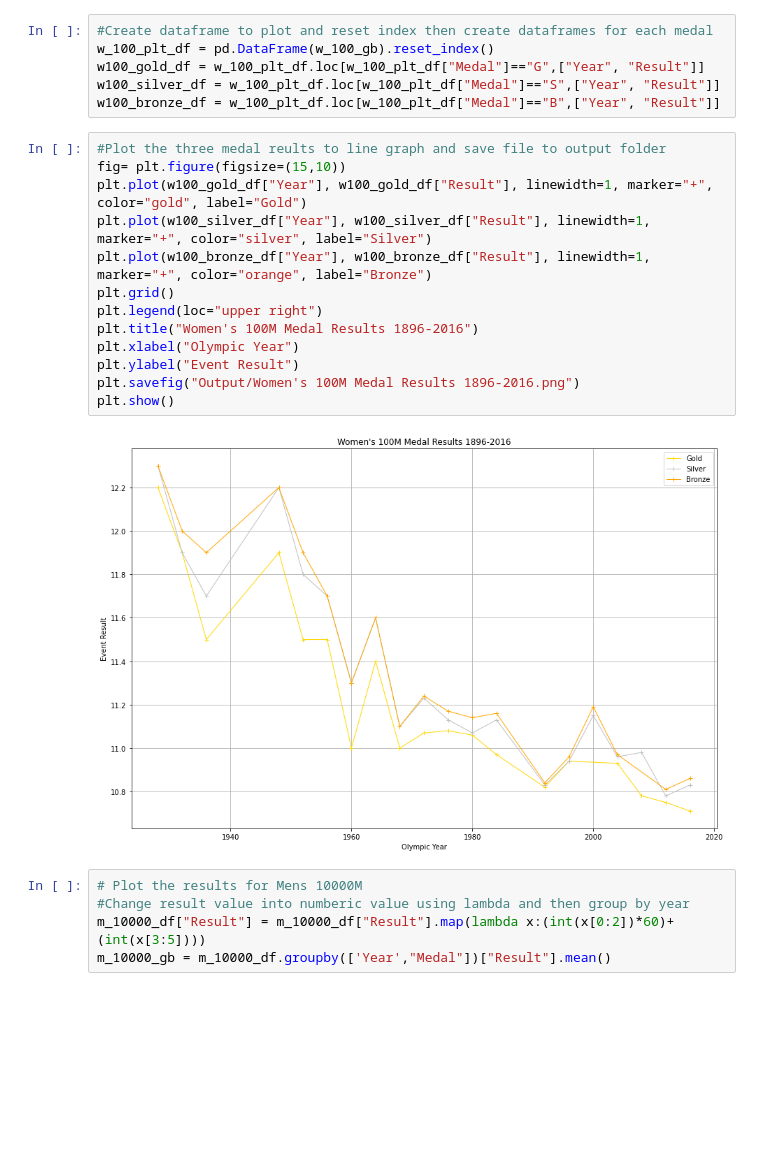
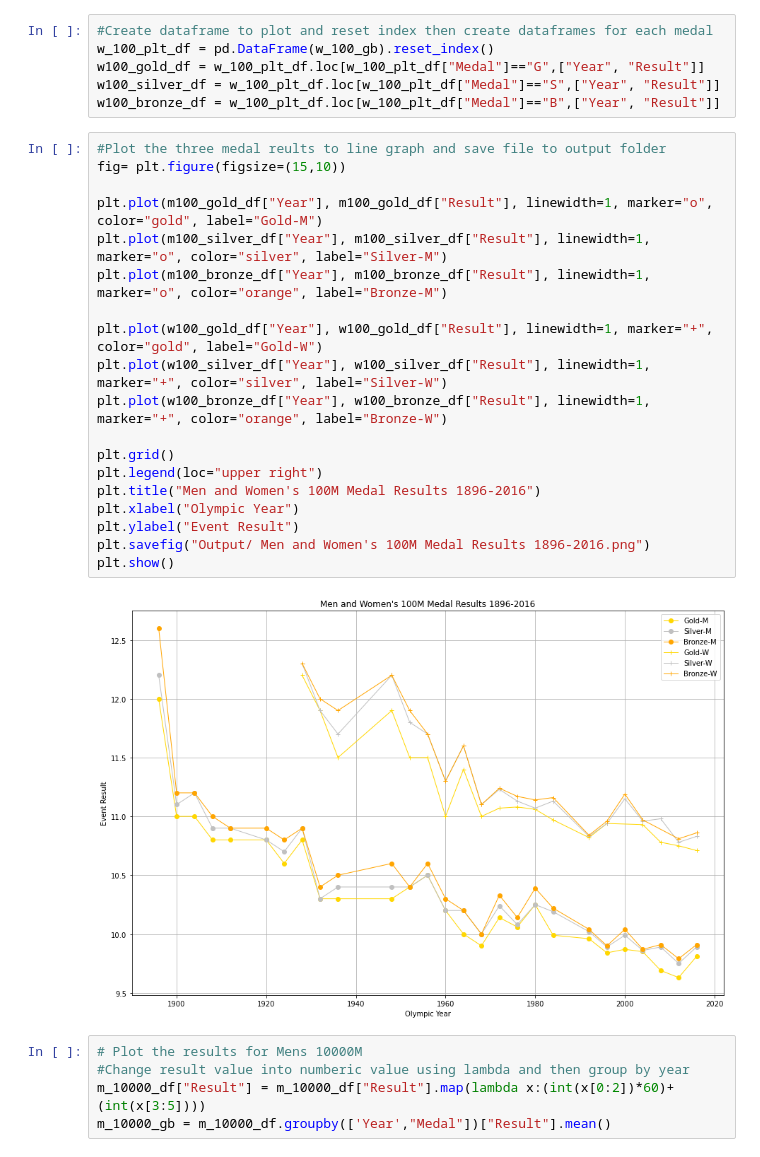
Before and after one commit to dstagner63/Project1, a Jupyter notebook: master_file.ipynb, the cells around one changed output. Saved outputs shown, nothing was run; the diff lists cells and outputs as text; blank space fills up the shorter version.

```diff
--- a/master_file.ipynb
+++ b/master_file.ipynb
@@ -209,18 +177,24 @@ w100_bronze_df = w_100_plt_df.loc[w_100_plt_df["Medal"]=="B",["Year", "Result"]]
 # %%
 #Plot the three medal reults to line graph and save file to output folder
 fig= plt.figure(figsize=(15,10))
-plt.plot(w100_gold_df["Year"], w100_gold_df["Result"], linewidth=1, marker="+", color="gold", label="Gold")
-plt.plot(w100_silver_df["Year"], w100_silver_df["Result"], linewidth=1, marker="+", color="silver", label="Silver")
-plt.plot(w100_bronze_df["Year"], w100_bronze_df["Result"], linewidth=1, marker="+", color="orange", label="Bronze")
+
+plt.plot(m100_gold_df["Year"], m100_gold_df["Result"], linewidth=1, marker="o", color="gold", label="Gold-M")
+plt.plot(m100_silver_df["Year"], m100_silver_df["Result"], linewidth=1, marker="o", color="silver", label="Silver-M")
+plt.plot(m100_bronze_df["Year"], m100_bronze_df["Result"], linewidth=1, marker="o", color="orange", label="Bronze-M")
+
+plt.plot(w100_gold_df["Year"], w100_gold_df["Result"], linewidth=1, marker="+", color="gold", label="Gold-W")
+plt.plot(w100_silver_df["Year"], w100_silver_df["Result"], linewidth=1, marker="+", color="silver", label="Silver-W")
+plt.plot(w100_bronze_df["Year"], w100_bronze_df["Result"], linewidth=1, marker="+", color="orange", label="Bronze-W")
+
 plt.grid()
 plt.legend(loc="upper right")
-plt.title("Women's 100M Medal Results 1896-2016")
+plt.title("Men and Women's 100M Medal Results 1896-2016")
 plt.xlabel("Olympic Year")
 plt.ylabel("Event Result")
-plt.savefig("Output/Women's 100M Medal Results 1896-2016.png")
+plt.savefig("Output/ Men and Women's 100M Medal Results 1896-2016.png")
 plt.show()
 # %% [output]
-[figure, old version]
+[figure, new version]
 # %%
 # Plot the results for Mens 10000M
 #Change result value into numberic value using lambda and then group by year
```
Also changed, not shown: parts of 13 cells of this notebook, 5 other files.
